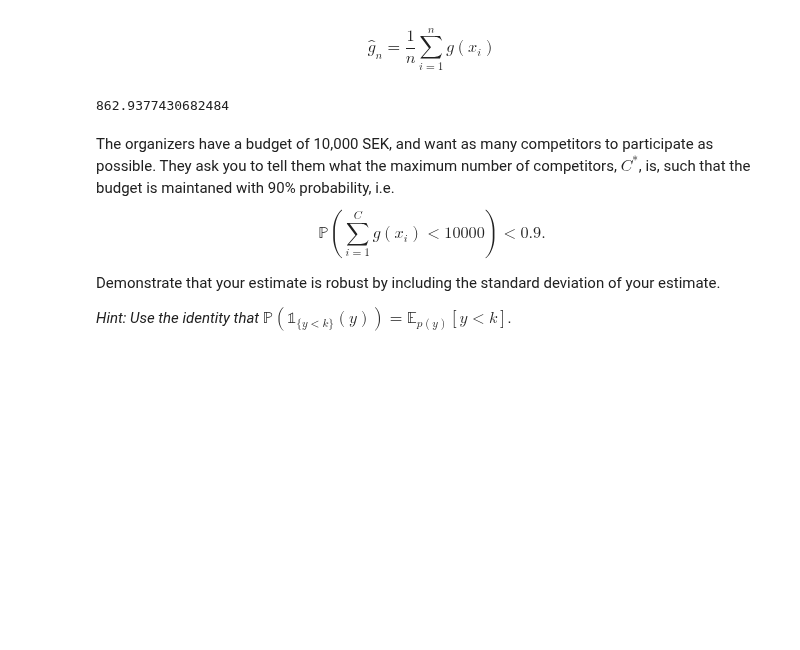
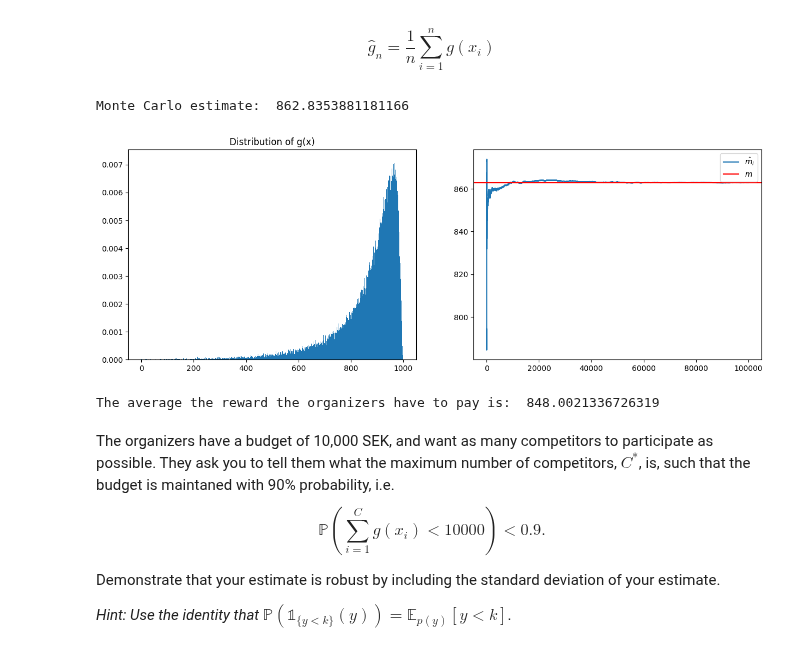
Before and after one commit to leonardodeclara/DD2447-Statistical-Methods-in-Applied-Computer-Science, a Jupyter notebook: Assignment_1/assignment1.ipynb, the cells around one changed output. Saved outputs shown, nothing was run; the diff lists cells and outputs as text; code cells hidden in the pictures; blank space fills up the shorter version.

```diff
--- a/Assignment_1/assignment1.ipynb
+++ b/Assignment_1/assignment1.ipynb
@@ -608,22 +594,55 @@ $$\hat{g}_n = \frac{1}{n}\sum_{i=1}^ng(x_i)$$
 # %%
 # we sample from lognormal
 mu = 0
 sig = 1
 samples_z=np.random.normal(mu,sig,100000)
 samples_x=np.exp(samples_z)
 def g(data):
     return 1000*np.exp(-data/10)
 
 samples_g = g(samples_x)
 
 # monte carlo approximation
 g_hat = np.sum(samples_g)/len(samples_x)
-print("Monte Carlo estimate: ", g_hat)
 
 fig,axs=plt.subplots(1,2,figsize=(15,5))
 axs[0].hist(samples_g,bins=1000,density=True)
+axs[0].set_title('Distribution of g(x)')
+
+
+# mean of the distribution
+import math
+def plot_means(m, data):
+    # data should be an n long array
+    n = len(data)
+    sequential_estimates = []
+    for i in range(1, n + 1):
+        sub = data[:i]
+        m_hat_i =  1/i*np.sum(sub)
+        # compute the monte carlo approximation of m using only
+        # the data points x_1,..., x_i
+        sequential_estimates.append(m_hat_i)
+    plt.plot(sequential_estimates, label=r'$\hat{m}_i$')
+    plt.axhline(m, 0, n, color='red', label='$m$')
+    plt.legend(loc='best')
+    plt.show()
+
+#esponente = mu + (sig**2)/2
+#m0 = math.exp(esponente)
+#m = g(m0)
+
+
+plot_means(g_hat, samples_g)
+
+
+###### DON'T KNOW HOW TO GIVE A NAME TO THE SECOND PLOT
+axs[1].set_title('Monte Carlo estimate')
+
+print("The average the reward the organizers have to pay is: ", g_hat)
 # %% [output]
-862.9377430682484
+Monte Carlo estimate:  862.8353881181166
+[figure, added]
+The average the reward the organizers have to pay is:  848.0021336726319
 # %% [markdown]
 The organizers have a budget of 10,000 SEK, and want as many competitors to participate as possible. They ask you to tell them what the maximum number of competitors, $C^*$, is, such that the budget is maintaned with 90% probability, i.e. $$\mathbb{P}\left(\sum_{i=1}^{C} g(x_i) < 10000\right) < 0.9.$$
 
```
Also changed, not shown: parts of 4 cells of this notebook.
